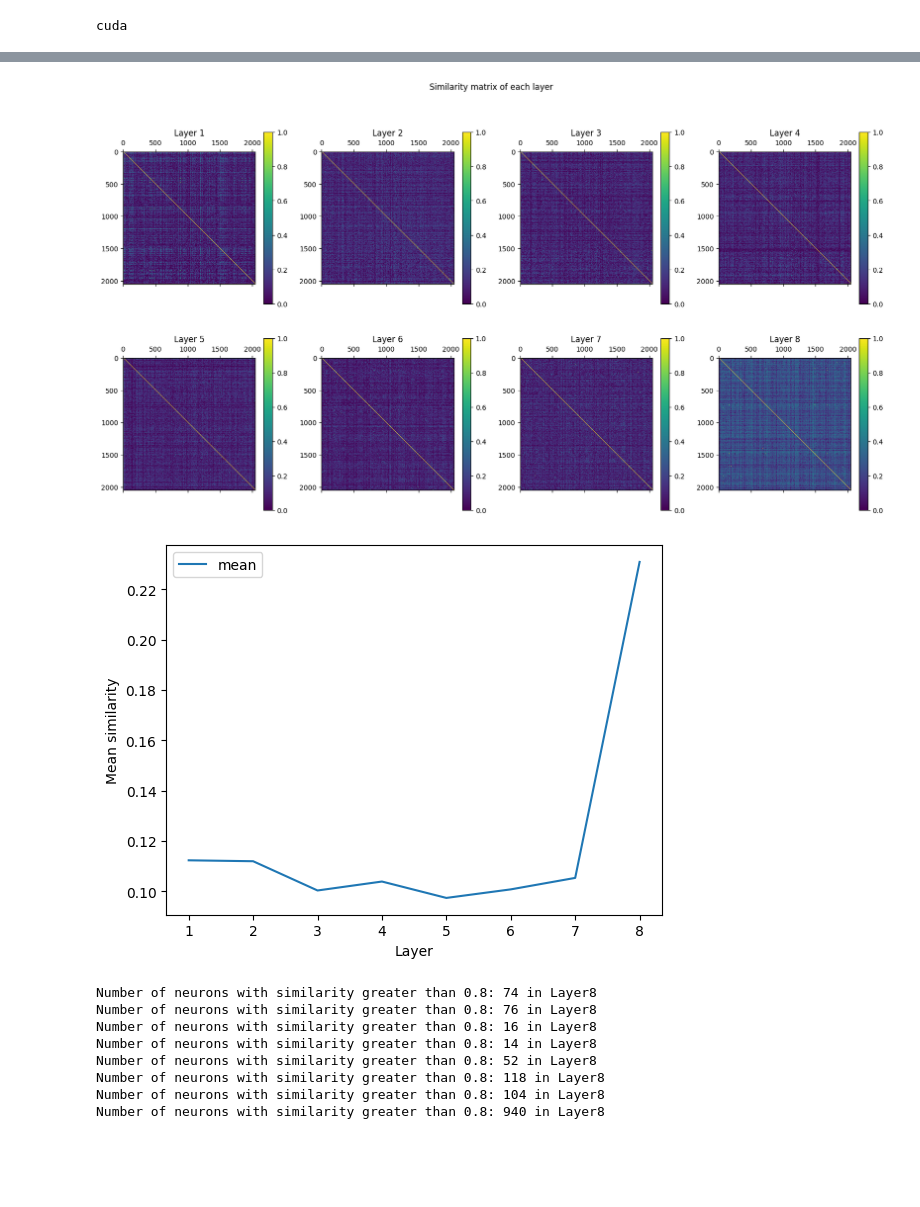
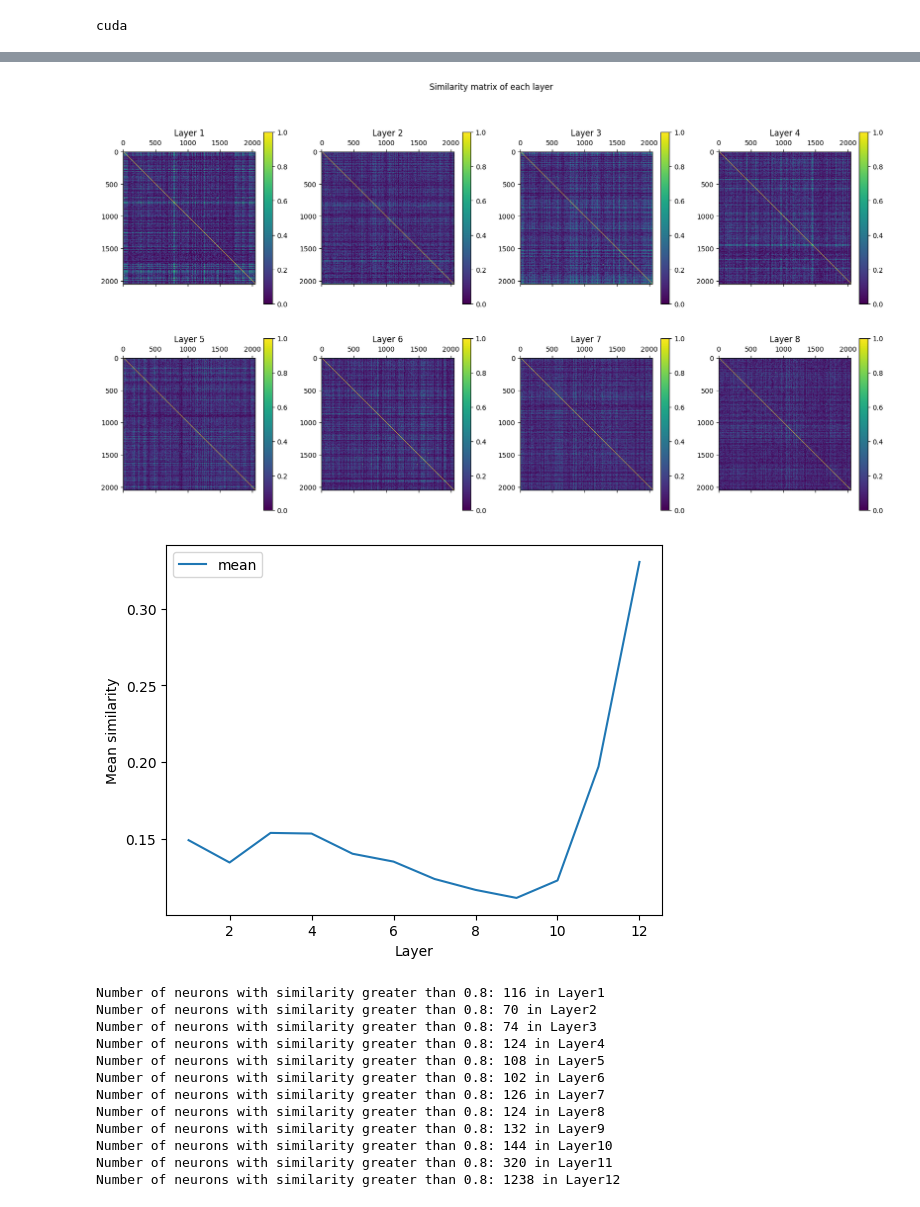
Before and after one commit to ALT-JS/OthelloSAE, a Jupyter notebook: cosine_similarity.ipynb, the cells around one changed output, grey strips where cells are left out. Drawn from its saved outputs; the diff is of its cells as text; code cells hidden in the pictures; blank space fills up the shorter version.

Commit message:
Code update for 12 layer OthelloGPT

```diff
--- a/cosine_similarity.ipynb
+++ b/cosine_similarity.ipynb
@@ -24,18 +24,18 @@ print(device)
 # %% [output]
 cuda
 # %%
-layers = list(range(0,8))
+layers = list(range(0, 12))
 mode = 0 # ["empty", "own", "enemy"]
-seed = 9999
+seed = 114514
 threshold = 0.2
 
-model_location = f"trained_model_full_{seed}.pkl"
+model_location = f"trained_model_full_12_{seed}.pkl"
 with open(model_location, 'rb') as f:
     othello_gpt=torch.load(f, map_location=device)
 
 for layer in layers:
     # Probe
-    probe_path = f"probes/probe_layer_{layer}_{seed}_trimmed.pkl"
+    probe_path = f"probes/12layer/12_probe_layer_{layer}_{seed}_trimmed.pkl"
     full_linear_probe = torch.load(probe_path)
     my_probe_W = full_linear_probe[f'classifier.{mode}.weight'] # (64, 512)
     my_probe_W = my_probe_W.t()
@@ -81,16 +85,22 @@ Layer 8 has 120 neurons activated with threshold 0.2
 # %%
+layers = list(range(0, 12))
+mode = 0 # ["empty", "own", "enemy"]
+seed = 9999
+threshold = 0.2
+save_path = True
 
-model_location = f"trained_model_full_{seed}.pkl"
+model_location = f"trained_model_full_12_{seed}.pkl"
 with open(model_location, 'rb') as f:
     othello_gpt=torch.load(f, map_location=device)
 
 for layer in layers:
     # Probe
-    probe_path = f"probes/probe_layer_{layer}_{seed}_trimmed.pkl"
+    probe_path = f"probes/12layer/12_probe_layer_{layer}_{seed}_trimmed.pkl"
     full_linear_probe = torch.load(probe_path)
+    print(full_linear_probe)
     my_probe_W = full_linear_probe[f'classifier.{mode}.weight'] # (64, 512)
     my_probe_W = my_probe_W.t()
-    my_probe_W[:, [27, 28, 35, 36]] = 0.
+    # my_probe_W[:, [27, 28, 35, 36]] = 0.
     my_probe_normalised = my_probe_W / my_probe_W.norm(dim=0, keepdim=True) # torch.Size([512, 64])
     my_probe_normalised[my_probe_normalised.isnan()] = 0.
 
@@ -125,4 +135,11 @@ for layer in layers:
     ax.set_yticks(range(8))
     ax.set_xticklabels([])
     ax.set_yticklabels([])
+
+    if save_path:
+        save_file = f"data/Picture/cosim_results/12_{seed}_activation_map_layer_{layer+1}.png"
+        plt.savefig(save_file, dpi=300, bbox_inches='tight')
+        print(f"Saved activation map for layer {layer+1} to {save_file}")
+
+    plt.close(fig)  # Close the figure to free memory
 # %% [output]
@@ -137,6 +163,8 @@ for layer in layers:
 # %%
-
-model_location = f"trained_model_full_{seed}.pkl"
+layers = list(range(0, 12))
+mode = 0 # ["empty", "own", "enemy"]
+seed = 114514
+model_location = f"trained_model_full_12_{seed}.pkl"
 with open(model_location, 'rb') as f:
     othello_gpt=torch.load(f, map_location=device)
 
@@ -149,42 +177,46 @@ for layer in layers:
     heatmaps_my = []
     w_in = othello_gpt.state_dict()[weight_in_key] # torch.Size([512, 2048])
     w_in /= w_in.norm(dim=1, keepdim=True)
 
     similarity = w_in @ w_in.t()
 
     similarity_layers.append(similarity.cpu().numpy())
 
 # plot simlarity_layers
 
 fig, ax = plt.subplots(2, 4, figsize=(20, 10))
 for i in range(8):
     cax = ax[i//4, i%4].matshow(similarity_layers[i], cmap="viridis", vmin=0, vmax=1)
     ax[i//4, i%4].set_title(f"Layer {i+1}")
     plt.colorbar(cax, ax=ax[i//4, i%4])
 plt.suptitle("Similarity matrix of each layer")
 
 plt.show()
 
 similarity_means = [np.mean(similarity - np.diag(np.diag(similarity))) for similarity in similarity_layers]
-plt.plot(range(1, 9), similarity_means, label="mean")
+plt.plot(range(1, 13), similarity_means, label="mean")
 plt.legend()
 plt.xlabel("Layer")
 plt.ylabel("Mean similarity")
 
 plt.show()
 
 threshold = 0.8
 for idx, similarity in enumerate(similarity_layers):
     similarity = similarity - np.diag(np.diag(similarity))
-    print(f"Number of neurons with similarity greater than {threshold}: {(similarity>threshold).sum()} in Layer{layer+1}")
+    print(f"Number of neurons with similarity greater than {threshold}: {(similarity>threshold).sum()} in Layer{idx+1}")
 # %% [output]
-[figure, old version]
+[figure, new version]
-[figure, old version]
+[figure, new version]
-Number of neurons with similarity greater than 0.8: 74 in Layer8
-Number of neurons with similarity greater than 0.8: 76 in Layer8
-Number of neurons with similarity greater than 0.8: 16 in Layer8
-Number of neurons with similarity greater than 0.8: 14 in Layer8
-Number of neurons with similarity greater than 0.8: 52 in Layer8
-Number of neurons with similarity greater than 0.8: 118 in Layer8
-Number of neurons with similarity greater than 0.8: 104 in Layer8
-Number of neurons with similarity greater than 0.8: 940 in Layer8
+Number of neurons with similarity greater than 0.8: 116 in Layer1
+Number of neurons with similarity greater than 0.8: 70 in Layer2
+Number of neurons with similarity greater than 0.8: 74 in Layer3
+Number of neurons with similarity greater than 0.8: 124 in Layer4
+Number of neurons with similarity greater than 0.8: 108 in Layer5
+Number of neurons with similarity greater than 0.8: 102 in Layer6
+Number of neurons with similarity greater than 0.8: 126 in Layer7
+Number of neurons with similarity greater than 0.8: 124 in Layer8
+Number of neurons with similarity greater than 0.8: 132 in Layer9
+Number of neurons with similarity greater than 0.8: 144 in Layer10
+Number of neurons with similarity greater than 0.8: 320 in Layer11
+Number of neurons with similarity greater than 0.8: 1238 in Layer12
```
Also changed, not shown: parts of 2 cells of this notebook, 2 other files.
